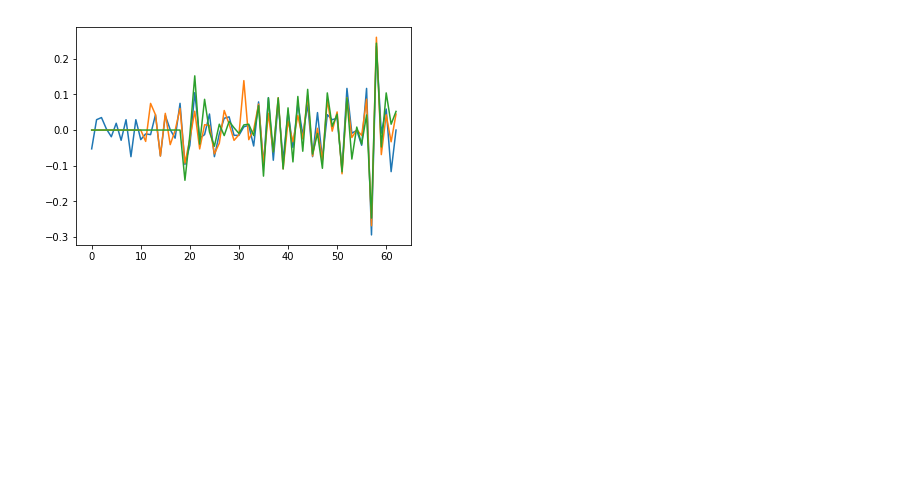
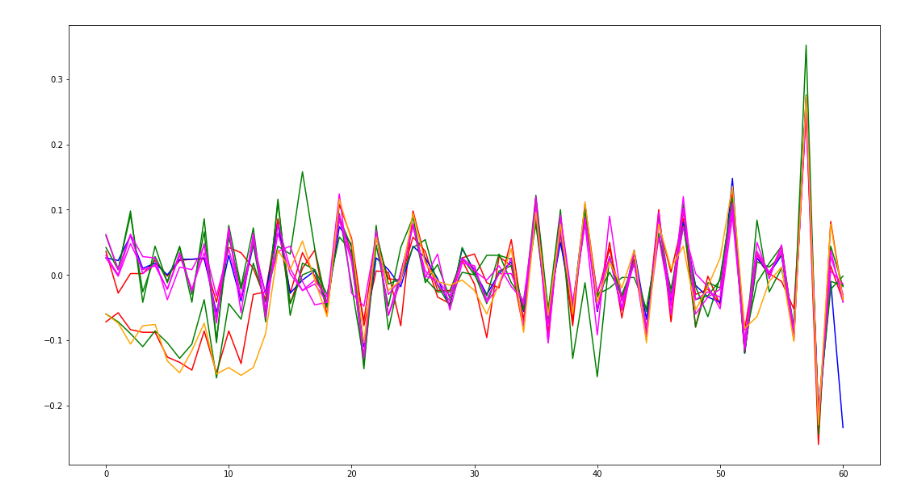
Before and after one commit to PRBonn/depth_clustering, a Jupyter notebook: notebooks/depth_fix.ipynb, the cells around one changed output. Saved outputs shown, nothing was run; the diff lists cells and outputs as text; code cells hidden in the pictures; blank space fills up the shorter version.

```diff
--- a/notebooks/depth_fix.ipynb
+++ b/notebooks/depth_fix.ipynb
@@ -31,0 +30,8 @@ imgplot = plt.imshow(image_copy, origin='lower', cmap='jet')
+# %%
+scans = ["scan10159.png", "scan10162.png", "scan10197.png", "scan10321.png", "scan00197.png"]
+rows = [[320, 630], [270], [200, 230, 680], [180, 600, 700], [670]]
+colors = ['red', 'blue', 'green', 'magenta', 'orange']
+
+images = []
+for scan_name, interesting_rows in zip(scans, rows):
+    images.append(read_image(scan_name, interesting_rows))
@@ -32,5 +44,5 @@ imgplot = plt.imshow(image_copy, origin='lower', cmap='jet')
 # %%
-def draw_depth_at_row(row, image, start_idx=0, end_idx=64):
+def draw_depth_at_row(row, image, color, start_idx=0, end_idx=64):
     y_list = list(range(0,len(angles)))
-    lineplot = plt.plot(y_list[start_idx:end_idx], image[start_idx:end_idx, row])
+    lineplot = plt.plot(y_list[start_idx:end_idx], image[start_idx:end_idx, row], color)
     return image[:, row]
@@ -70,0 +49,5 @@ plt.plot(diff_vals_67)
+# %%
+depth_rows = []
+for image, rows_test, color in zip(images, rows, colors):
+    for row in rows_test:
+        depth_rows.append((color, draw_depth_at_row(row, image, color)))
@@ -71,9 +56,11 @@ plt.plot(diff_vals_67)
 # %%
-def plot_diff_to_prev(input_list):
-    plt.plot([x - x_prev for x, x_prev in zip(input_list[:-1], input_list[1:])])
+def plot_diff_to_prev(input_list, color):
+    plt.plot([x - x_prev for x, x_prev in zip(input_list[:-1], input_list[1:])], color)
 
-plot_diff_to_prev(diff_vals_330)
-plot_diff_to_prev(diff_vals_620)
-plot_diff_to_prev(diff_vals_67)
+start_idx = 0
+end_idx = 62
+plt.figure(figsize=medium_plot)
+for color, depth_row in depth_rows:
+    plot_diff_to_prev(depth_row[start_idx:end_idx], color)
 # %% [output]
-[figure, old version]
+[figure, new version]
```
Also changed, not shown: parts of 6 cells of this notebook, 5 other files.
